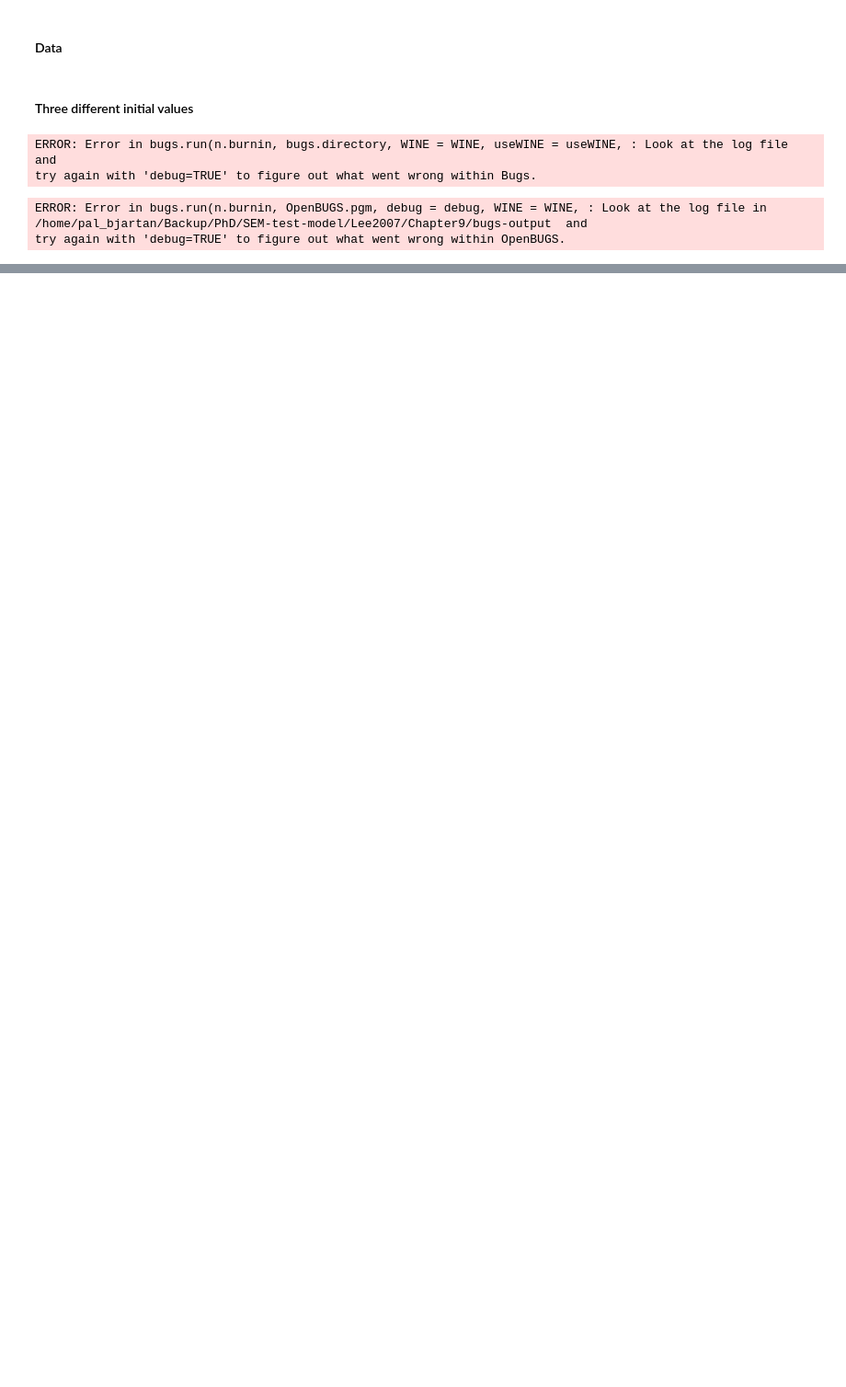
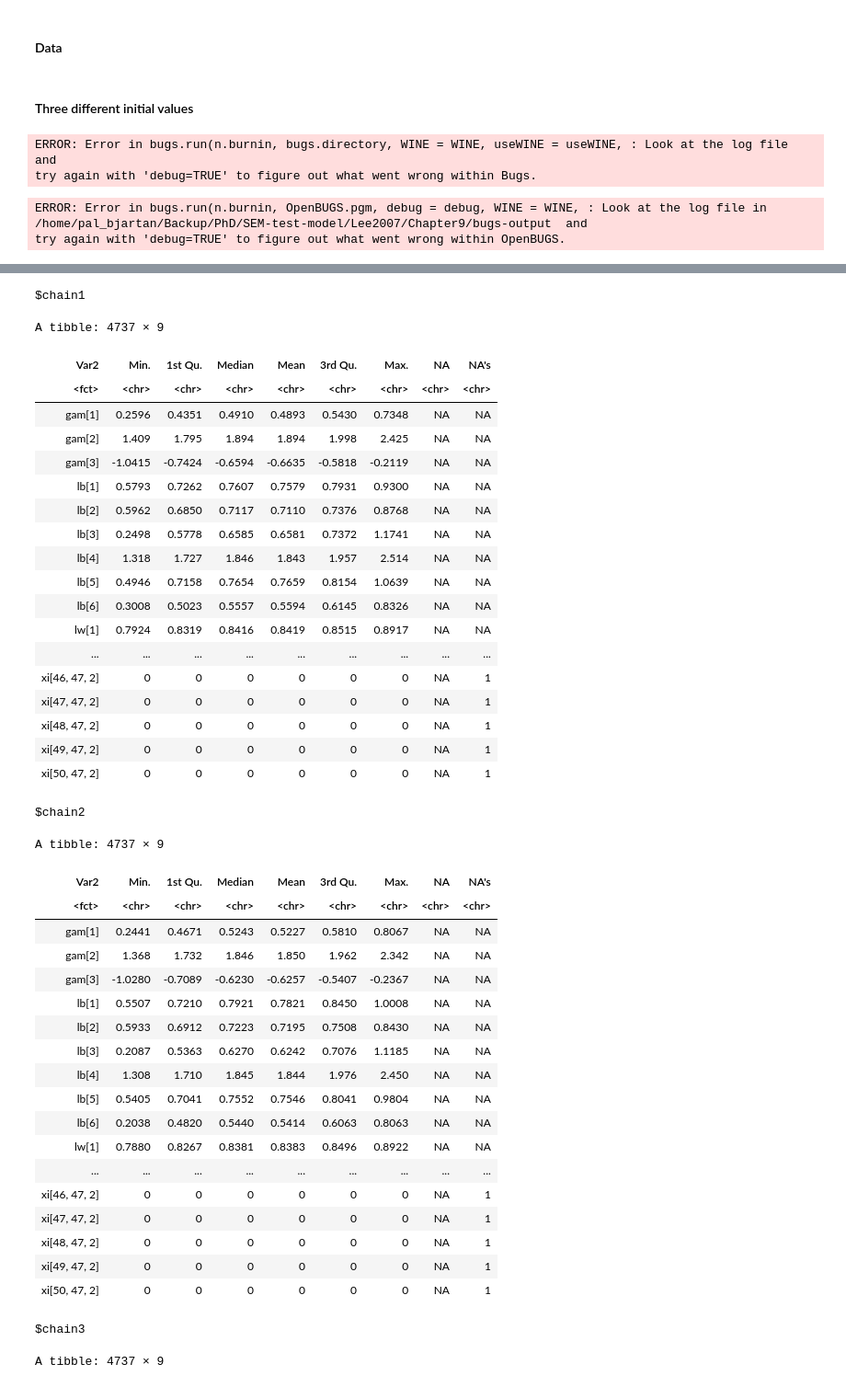
Before and after one commit to pehkawn/Lee2007, a Jupyter notebook: Chapter9/ch9-R2BUGS-codes.ipynb, the cells around one changed output, grey strips where cells are left out. Shown at 92% size. Drawn from its saved outputs; the diff is of its cells as text; code cells hidden in the pictures; blank space fills up the shorter version.

```diff
--- a/Chapter9/ch9-R2BUGS-codes.ipynb
+++ b/Chapter9/ch9-R2BUGS-codes.ipynb
@@ -261,0 +432,7 @@ Either supply values for these nodes with the data
+# %%
+fit$jags  <- rjags::jags.samples(
+    model$jags,
+    param,
+    iter
+)
+fit$jags
@@ -261,0 +480,6 @@ Either supply values for these nodes with the data
+# %%
+model$nimble <- readBUGSmodel(
+    path$bugs,
+    data = data,
+    inits = lapply(1, function(x) inits()) [[1]]
+)
@@ -261,0 +503,9 @@ Either supply values for these nodes with the data
+# %%
+fit$nimble <- nimbleMCMC(
+    inits = inits,
+    model = model$nimble,
+    monitors = param,
+    niter = iter,
+    nburnin = burnin,
+    nchains = 3
+)
@@ -261,0 +526,50 @@ Either supply values for these nodes with the data
+# %%
+lapply(fit$nimble, function(x) {
+as.data.frame(summary(x)) %>%
+select(-"Var1") %>%
+separate_wider_delim(Freq, ":", names_sep = "") %>%
+pivot_wider(names_from = Freq1, values_from = Freq2)
+})
+# %% [output]
+$chain1
+A tibble: 4737 × 9
+| Var2 | Min. | 1st Qu. | Median | Mean | 3rd Qu. | Max. | NA | NA's |
+| <fct> | <chr> | <chr> | <chr> | <chr> | <chr> | <chr> | <chr> | <chr> |
+| gam[1] | 0.2596 | 0.4351 | 0.4910 | 0.4893 | 0.5430 | 0.7348 | NA | NA |
+| gam[2] | 1.409 | 1.795 | 1.894 | 1.894 | 1.998 | 2.425 | NA | NA |
+| gam[3] | -1.0415 | -0.7424 | -0.6594 | -0.6635 | -0.5818 | -0.2119 | NA | NA |
+| lb[1] | 0.5793 | 0.7262 | 0.7607 | 0.7579 | 0.7931 | 0.9300 | NA | NA |
+| lb[2] | 0.5962 | 0.6850 | 0.7117 | 0.7110 | 0.7376 | 0.8768 | NA | NA |
+| lb[3] | 0.2498 | 0.5778 | 0.6585 | 0.6581 | 0.7372 | 1.1741 | NA | NA |
+| lb[4] | 1.318 | 1.727 | 1.846 | 1.843 | 1.957 | 2.514 | NA | NA |
+| lb[5] | 0.4946 | 0.7158 | 0.7654 | 0.7659 | 0.8154 | 1.0639 | NA | NA |
+| lb[6] | 0.3008 | 0.5023 | 0.5557 | 0.5594 | 0.6145 | 0.8326 | NA | NA |
+| lw[1] | 0.7924 | 0.8319 | 0.8416 | 0.8419 | 0.8515 | 0.8917 | NA | NA |
+| ... | ... | ... | ... | ... | ... | ... | ... | ... |
+| xi[46, 47, 2] | 0 | 0 | 0 | 0 | 0 | 0 | NA | 1 |
+| xi[47, 47, 2] | 0 | 0 | 0 | 0 | 0 | 0 | NA | 1 |
+| xi[48, 47, 2] | 0 | 0 | 0 | 0 | 0 | 0 | NA | 1 |
+| xi[49, 47, 2] | 0 | 0 | 0 | 0 | 0 | 0 | NA | 1 |
+| xi[50, 47, 2] | 0 | 0 | 0 | 0 | 0 | 0 | NA | 1 |
+$chain2
+A tibble: 4737 × 9
+| Var2 | Min. | 1st Qu. | Median | Mean | 3rd Qu. | Max. | NA | NA's |
+| <fct> | <chr> | <chr> | <chr> | <chr> | <chr> | <chr> | <chr> | <chr> |
+| gam[1] | 0.2441 | 0.4671 | 0.5243 | 0.5227 | 0.5810 | 0.8067 | NA | NA |
+| gam[2] | 1.368 | 1.732 | 1.846 | 1.850 | 1.962 | 2.342 | NA | NA |
+| gam[3] | -1.0280 | -0.7089 | -0.6230 | -0.6257 | -0.5407 | -0.2367 | NA | NA |
+| lb[1] | 0.5507 | 0.7210 | 0.7921 | 0.7821 | 0.8450 | 1.0008 | NA | NA |
+| lb[2] | 0.5933 | 0.6912 | 0.7223 | 0.7195 | 0.7508 | 0.8430 | NA | NA |
+| lb[3] | 0.2087 | 0.5363 | 0.6270 | 0.6242 | 0.7076 | 1.1185 | NA | NA |
+| lb[4] | 1.308 | 1.710 | 1.845 | 1.844 | 1.976 | 2.450 | NA | NA |
+| lb[5] | 0.5405 | 0.7041 | 0.7552 | 0.7546 | 0.8041 | 0.9804 | NA | NA |
+| lb[6] | 0.2038 | 0.4820 | 0.5440 | 0.5414 | 0.6063 | 0.8063 | NA | NA |
+| lw[1] | 0.7880 | 0.8267 | 0.8381 | 0.8383 | 0.8496 | 0.8922 | NA | NA |
+| ... | ... | ... | ... | ... | ... | ... | ... | ... |
+| xi[46, 47, 2] | 0 | 0 | 0 | 0 | 0 | 0 | NA | 1 |
+| xi[47, 47, 2] | 0 | 0 | 0 | 0 | 0 | 0 | NA | 1 |
+| xi[48, 47, 2] | 0 | 0 | 0 | 0 | 0 | 0 | NA | 1 |
+| xi[49, 47, 2] | 0 | 0 | 0 | 0 | 0 | 0 | NA | 1 |
+| xi[50, 47, 2] | 0 | 0 | 0 | 0 | 0 | 0 | NA | 1 |
+$chain3
+A tibble: 4737 × 9
```
Also changed, not shown: parts of 26 cells of this notebook, 5 other files.
